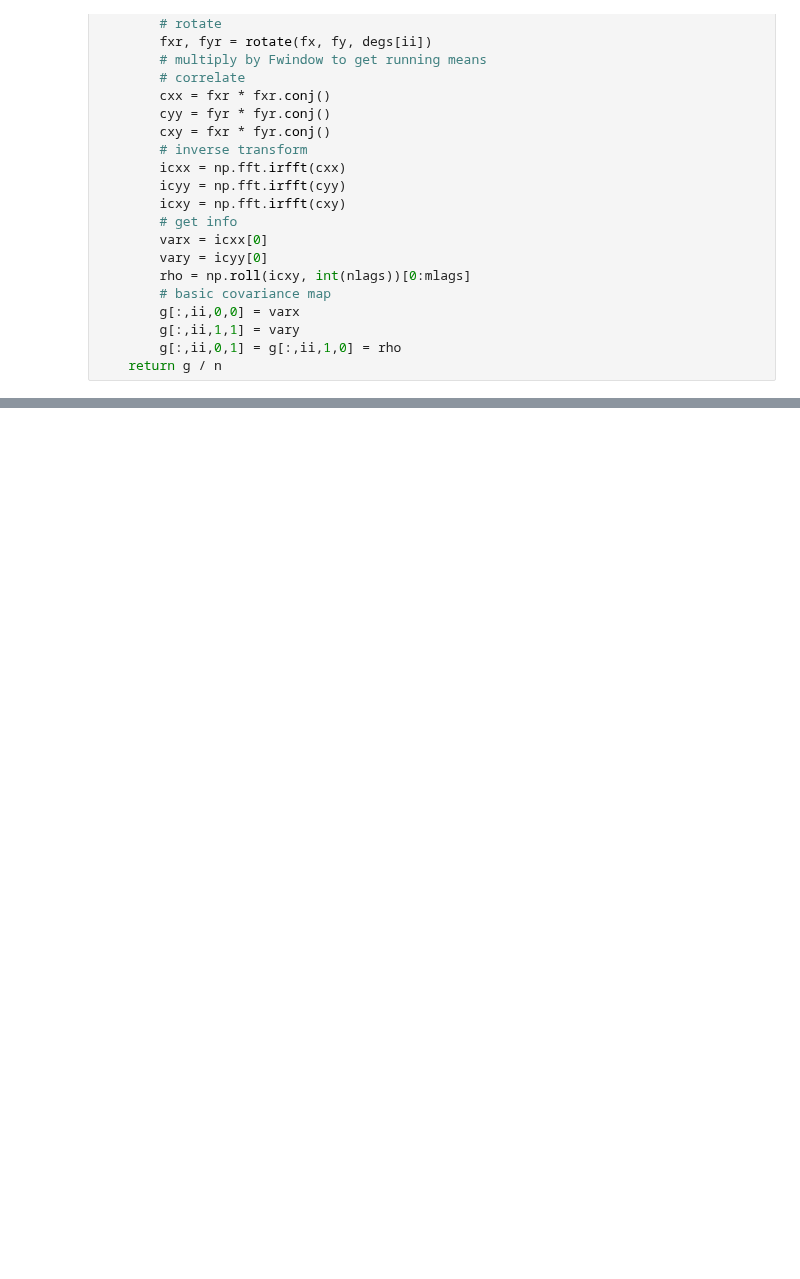
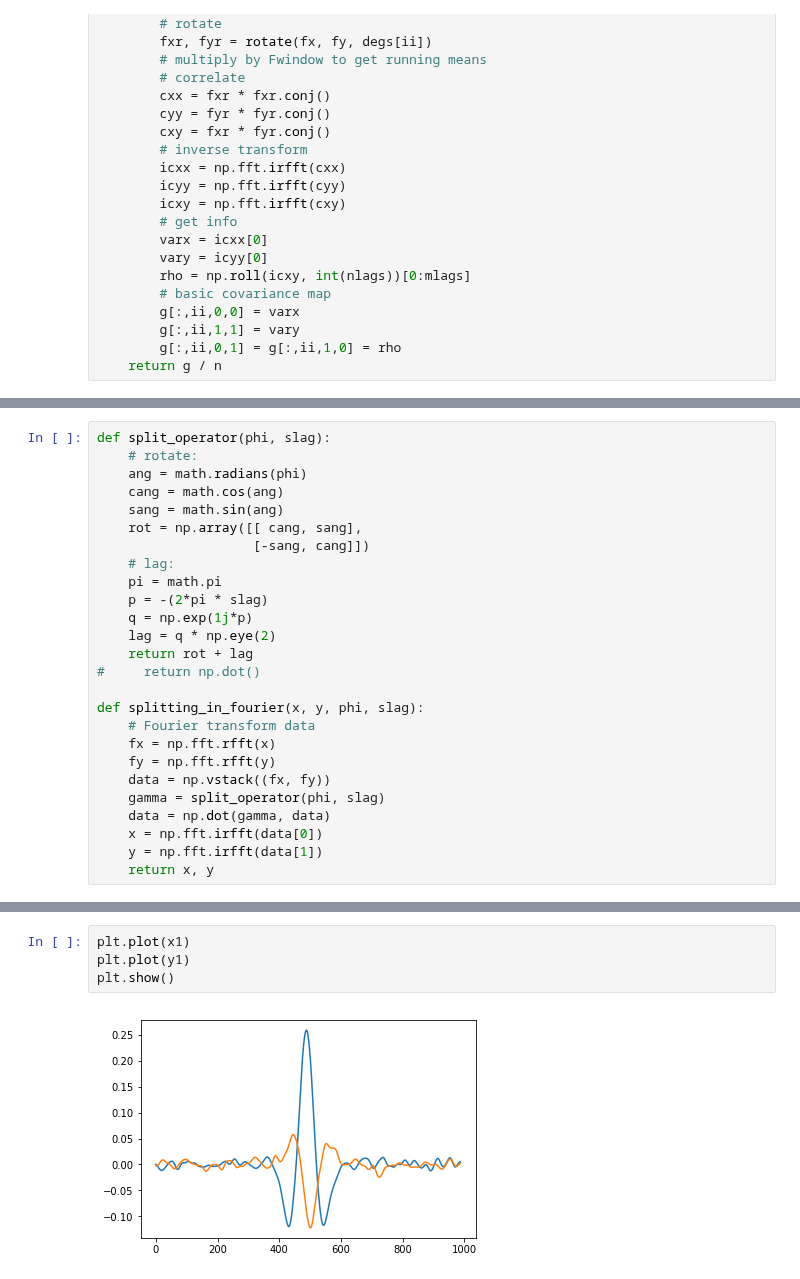
Before and after one commit to JackWalpole/splitwavepy, a Jupyter notebook: devel/Frequency_Splitting.ipynb, the cells around one changed output, grey strips where cells are left out. Saved outputs shown, nothing was run; the diff lists cells and outputs as text; blank space fills up the shorter version.

```diff
--- a/devel/Frequency_Splitting.ipynb
+++ b/devel/Frequency_Splitting.ipynb
@@ -556,0 +569,26 @@ def gridcovfreqwin(x, y, w0, w1, ndegs=60, nlags=50):
+# %%
+def split_operator(phi, slag):
+    # rotate:
+    ang = math.radians(phi)
+    cang = math.cos(ang)
+    sang = math.sin(ang)
+    rot = np.array([[ cang, sang],
+                    [-sang, cang]])
+    # lag:
+    pi = math.pi
+    p = -(2*pi * slag)
+    q = np.exp(1j*p)
+    lag = q * np.eye(2)
+    return rot + lag
+#     return np.dot()
+
+def splitting_in_fourier(x, y, phi, slag):
+    # Fourier transform data
+    fx = np.fft.rfft(x)
+    fy = np.fft.rfft(y)
+    data = np.vstack((fx, fy))
+    gamma = split_operator(phi, slag)
+    data = np.dot(gamma, data)
+    x = np.fft.irfft(data[0])
+    y = np.fft.irfft(data[1])
+    return x, y
@@ -556,0 +605,6 @@ def gridcovfreqwin(x, y, w0, w1, ndegs=60, nlags=50):
+# %%
+plt.plot(x1)
+plt.plot(y1)
+plt.show()
+# %% [output]
+[figure, added]
```
Also changed, not shown: parts of 24 cells of this notebook, 1 other file.
